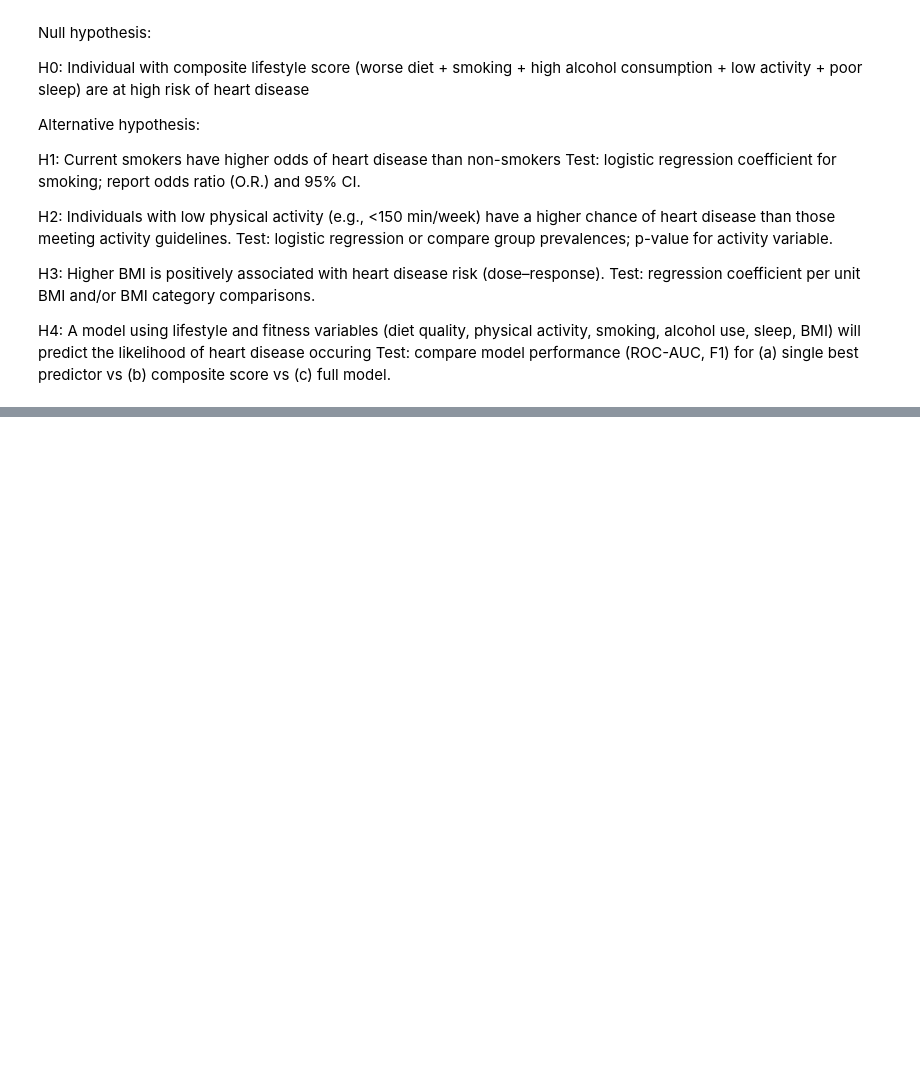
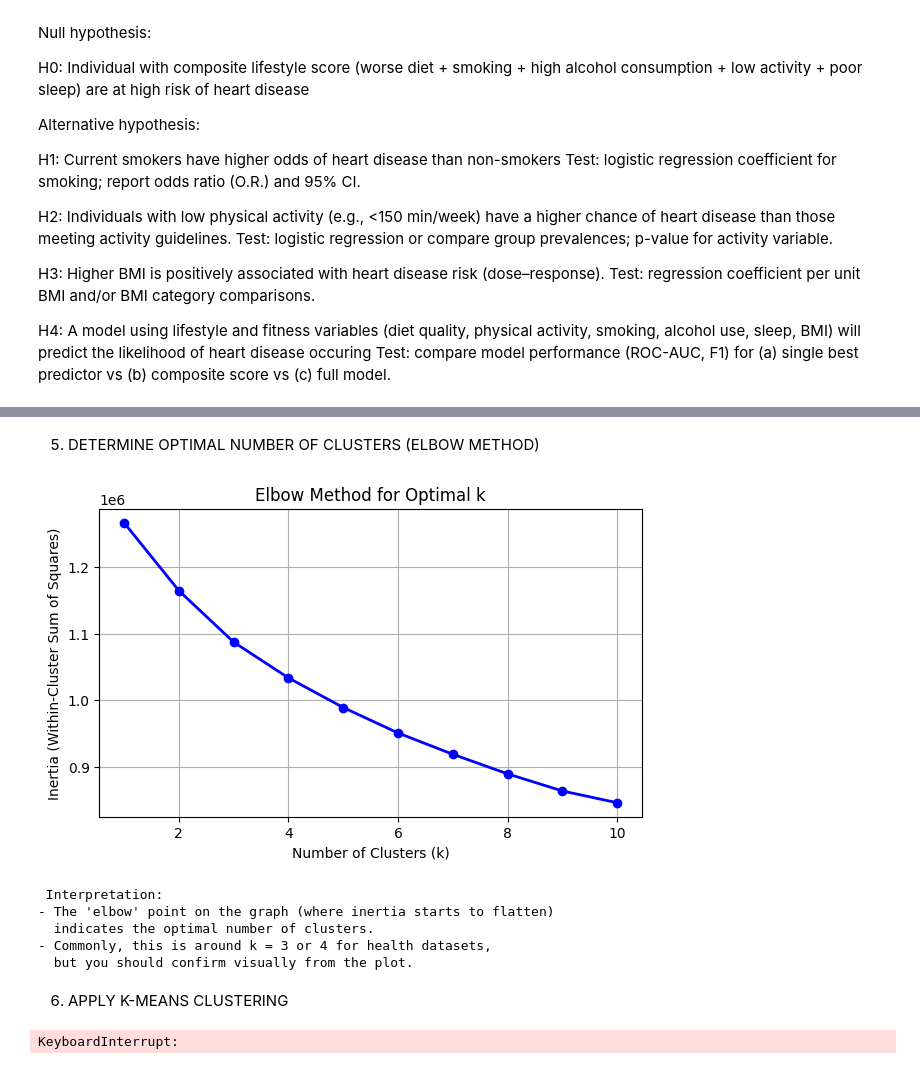
Before and after one commit to Mostafa-Allahmoradi/ClusteringKMeans_Workshop, a Jupyter notebook: Workshop3.ipynb, the cells around one changed output, grey strips where cells are left out. Drawn from its saved outputs; the diff is of its cells as text; code cells hidden in the pictures; blank space fills up the shorter version.

```diff
--- a/Workshop3.ipynb
+++ b/Workshop3.ipynb
@@ -182,0 +288,61 @@ Interpretation:
+# %% [markdown]
+5. DETERMINE OPTIMAL NUMBER OF CLUSTERS (ELBOW METHOD)
+# %%
+
+inertia = []
+K = range(1, 11)
+
+# Fit K-Means for different k values
+for k in K:
+    kmeans = KMeans(n_clusters=k, random_state=42)
+    kmeans.fit(X_scaled)
+    inertia.append(kmeans.inertia_)
+
+# Plot the elbow curve
+plt.figure(figsize=(7, 4))
+plt.plot(K, inertia, 'bo-', linewidth=2)
+plt.xlabel('Number of Clusters (k)')
+plt.ylabel('Inertia (Within-Cluster Sum of Squares)')
+plt.title('Elbow Method for Optimal k')
+plt.grid(True)
+plt.show()
+
+# Interpretation hint
+print(""" Interpretation:
+- The 'elbow' point on the graph (where inertia starts to flatten)
+  indicates the optimal number of clusters.
+- Commonly, this is around k = 3 or 4 for health datasets,
+  but you should confirm visually from the plot. """)
+# %% [output]
+[figure, added]
+ Interpretation:
+- The 'elbow' point on the graph (where inertia starts to flatten)
+  indicates the optimal number of clusters.
+- Commonly, this is around k = 3 or 4 for health datasets,
+  but you should confirm visually from the plot.
+# %% [markdown]
+6. APPLY K-MEANS CLUSTERING
+# %%
+
+optimal_k = 4  # Manually selected based on the elbow method
+
+#Initialize and fit the K-Means model
+kmeans = KMeans(n_clusters=optimal_k, random_state=42)
+clusters = kmeans.fit_predict(X_scaled)
+
+# score = silhouette_score(X_scaled, clusters)
+# print("Silhouette Score:", score)
+
+# Add cluster labels to the dataset
+X_clustered = X_scaled_df.copy()
+X_clustered['Cluster'] = clusters
+
+# Display basic cluster distribution
+print("Cluster counts:\n", X_clustered['Cluster'].value_counts())
+
+# Calculate cluster centroids (in standardized scale)
+centroids = pd.DataFrame(kmeans.cluster_centers_, columns=X_scaled_df.columns)
+print("\nCluster Centroids (Standardized Values):")
+print(centroids)
+# %% [output]
+KeyboardInterrupt:
```
Also changed, not shown: parts of 18 cells of this notebook.
